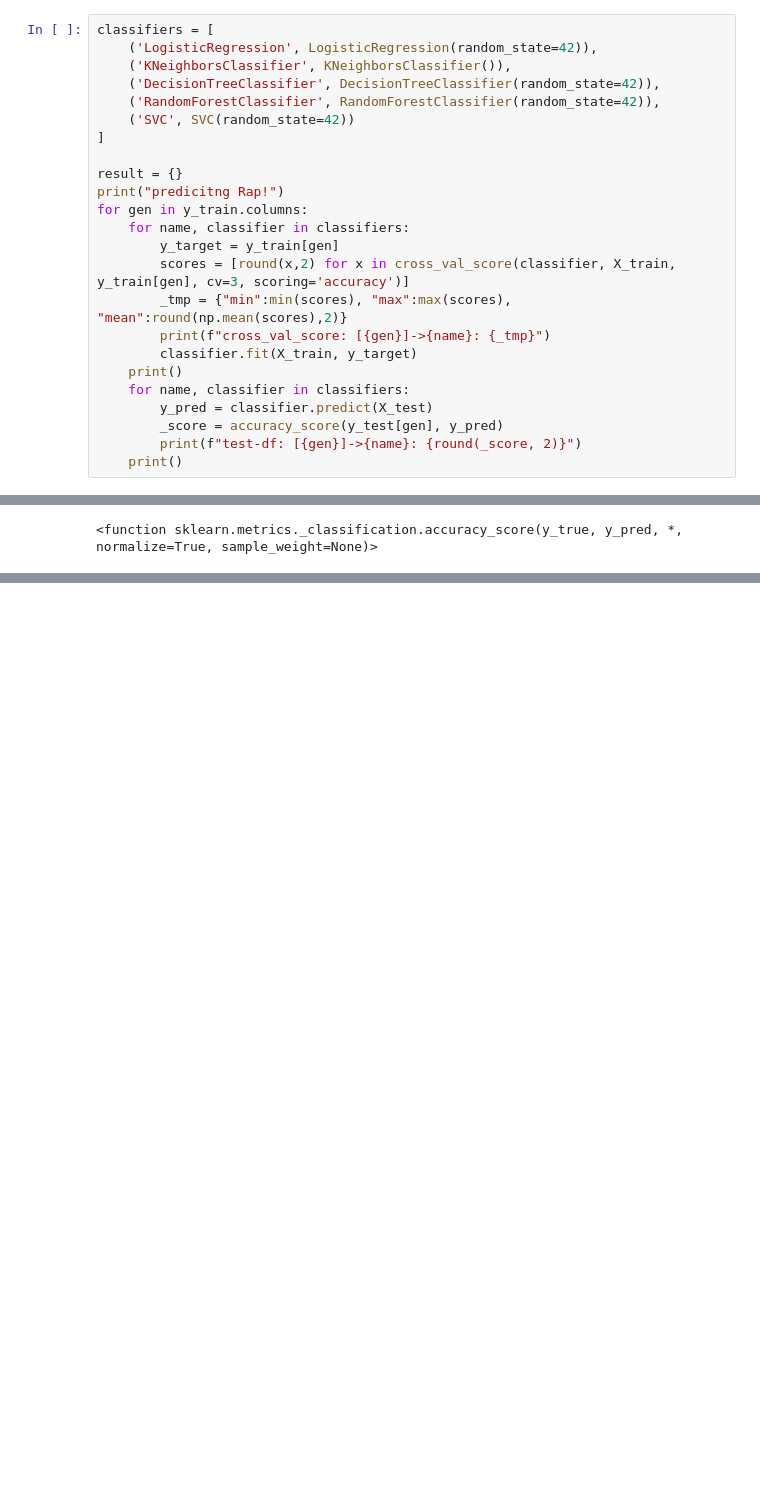
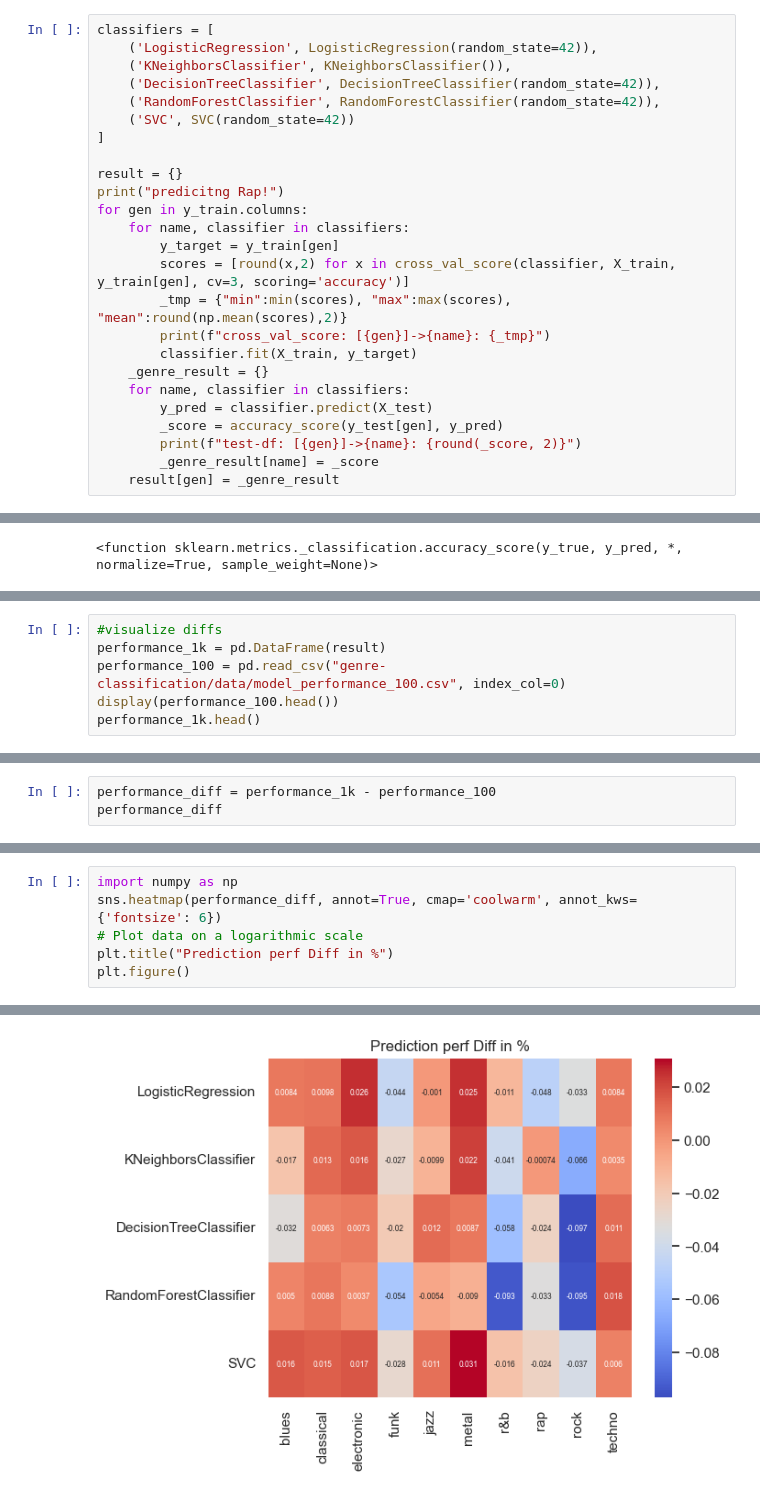
Before and after one commit to alpargur/machine-learning-101, a Jupyter notebook: dev/genre-classification/initial_datatraining_1k.ipynb, the cells around one changed output, grey strips where cells are left out. Cells and saved outputs as stored; diff of their text form; blank space fills up the shorter version.

Commit message:
Added Performance comparison to datatraining 1k file (A Heat Map) Saved performance results of each datatraining file in a folder

```diff
--- a/dev/genre-classification/initial_datatraining_1k.ipynb
+++ b/dev/genre-classification/initial_datatraining_1k.ipynb
@@ -116,12 +116,13 @@ for gen in y_train.columns:
         _tmp = {"min":min(scores), "max":max(scores), "mean":round(np.mean(scores),2)}
         print(f"cross_val_score: [{gen}]->{name}: {_tmp}")
         classifier.fit(X_train, y_target)
-    print()
+    _genre_result = {}
     for name, classifier in classifiers:
         y_pred = classifier.predict(X_test)
         _score = accuracy_score(y_test[gen], y_pred)
         print(f"test-df: [{gen}]->{name}: {round(_score, 2)}")
-    print()
+        _genre_result[name] = _score
+    result[gen] = _genre_result
 # %% [output]
 predicitng Rap!
 cross_val_score: [blues]->LogisticRegression: {'min': 0.9, 'max': 0.9, 'mean': 0.9}
@@ -146,0 +170,6 @@ accuracy_score
+# %%
+#visualize diffs
+performance_1k = pd.DataFrame(result)
+performance_100 = pd.read_csv("genre-classification/data/model_performance_100.csv", index_col=0)
+display(performance_100.head())
+performance_1k.head()
@@ -146,0 +189,3 @@ accuracy_score
+# %%
+performance_diff = performance_1k - performance_100
+performance_diff
@@ -146,0 +199,7 @@ accuracy_score
+# %%
+import numpy as np
+sns.heatmap(performance_diff, annot=True, cmap='coolwarm', annot_kws={'fontsize': 6})
+# Plot data on a logarithmic scale
+plt.title("Prediction perf Diff in %")
+plt.figure()
+# %% [output]
@@ -146,0 +207 @@ accuracy_score
+[figure, added]
```
Also changed, not shown: parts of 6 cells of this notebook, 2 other files.
